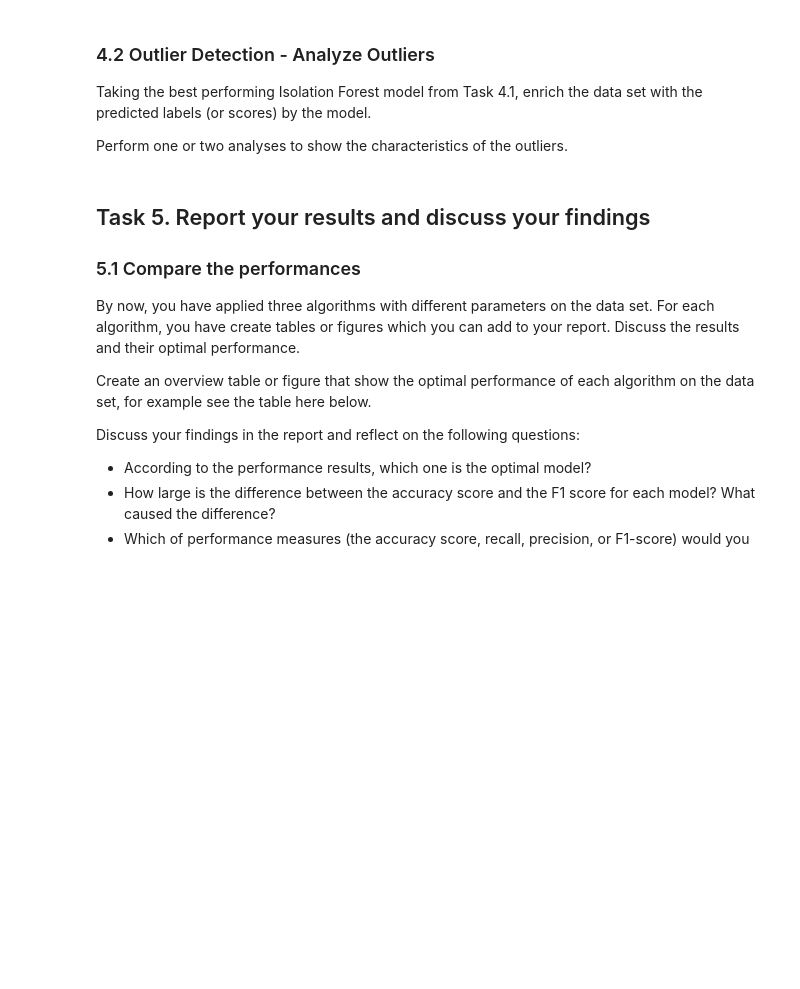
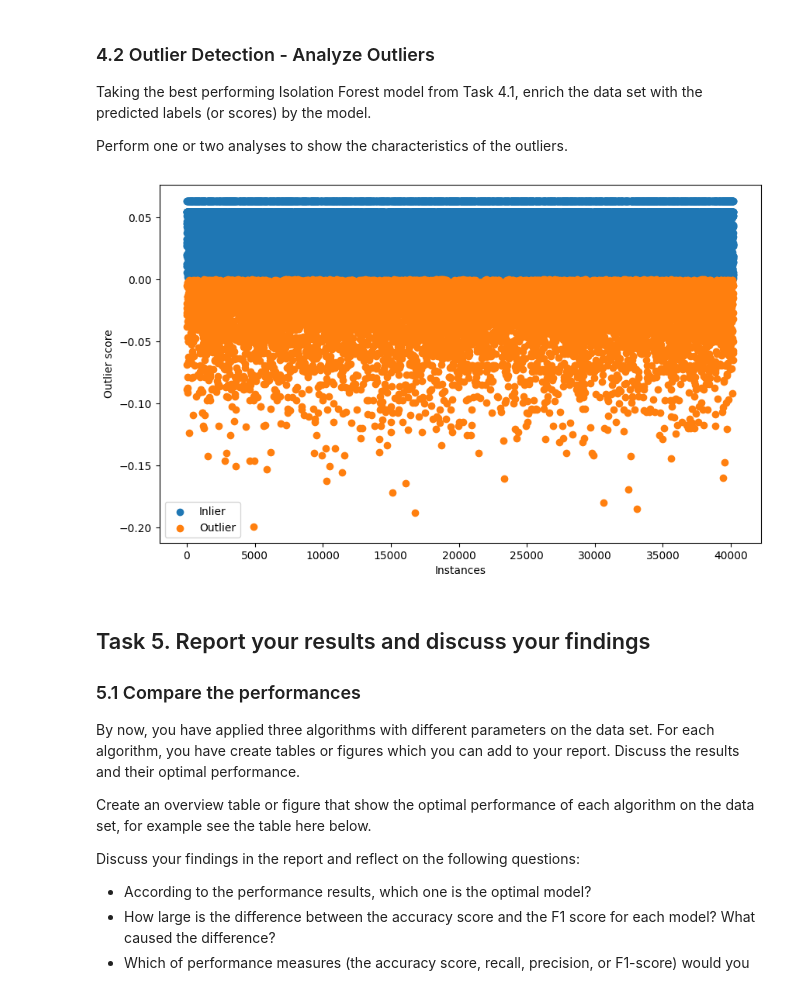
Before and after one commit to Zi-lon/Applications-of-machine-learning, a Jupyter notebook: Assignment 1/Assignment 1.ipynb, the cells around one changed output. Drawn from its saved outputs; the diff is of its cells as text; code cells hidden in the pictures; blank space fills up the shorter version.

```diff
--- a/Assignment 1/Assignment 1.ipynb
+++ b/Assignment 1/Assignment 1.ipynb
@@ -687,14 +687,32 @@ Perform one or two analyses to show the characteristics of the outliers.
 # %%
 from sklearn.ensemble import IsolationForest
 import pandas as pd
-
+import numpy as np
+import matplotlib.pyplot as plt
 
 # TODO: enrich the data with the anomaly scores assigned by the optimal model.
-besteEstimator = 7
-besteMaxFeatures = 1
+besteEstimator = 4
+besteMaxFeatures = 2
 
+clf = IsolationForest(n_estimators=besteEstimator, max_features=besteMaxFeatures)
+clf.fit(X)
+data = data.loc[X.index].copy()
+data['outliers_score'] = clf.decision_function(X) # score
+data['outliers'] = clf.predict(X)
 
 # TODO: Perform one or two analyses to show the characteristics of the outliers.
+plt.figure(figsize=(10,6))
+inlier = data[data['outliers'] == 1]
+outlier = data[data['outliers'] == -1]
+
+plt.scatter(inlier.index, inlier['outliers_score'], label = "Inlier")
+plt.scatter(outlier.index, outlier['outliers_score'], label = "Outlier")
+plt.xlabel('Instances')
+plt.ylabel('Outlier score')
+plt.legend()
+plt.show()
+# %% [output]
+[figure, added]
 # %% [markdown]
 ## Task 5. Report your results and discuss your findings
 
```
